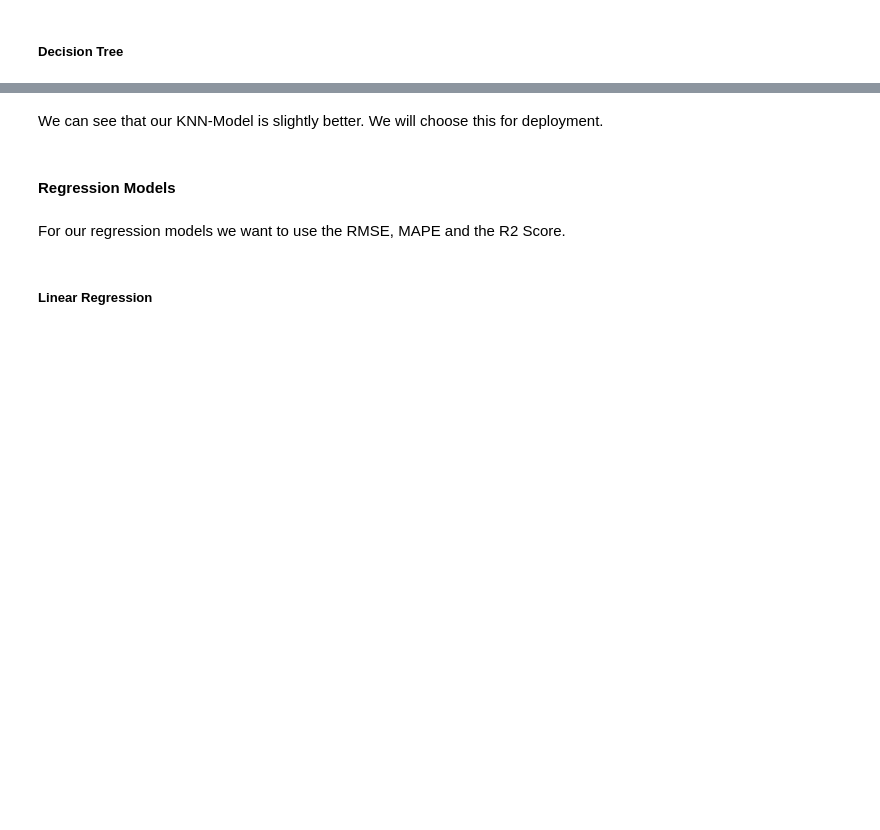
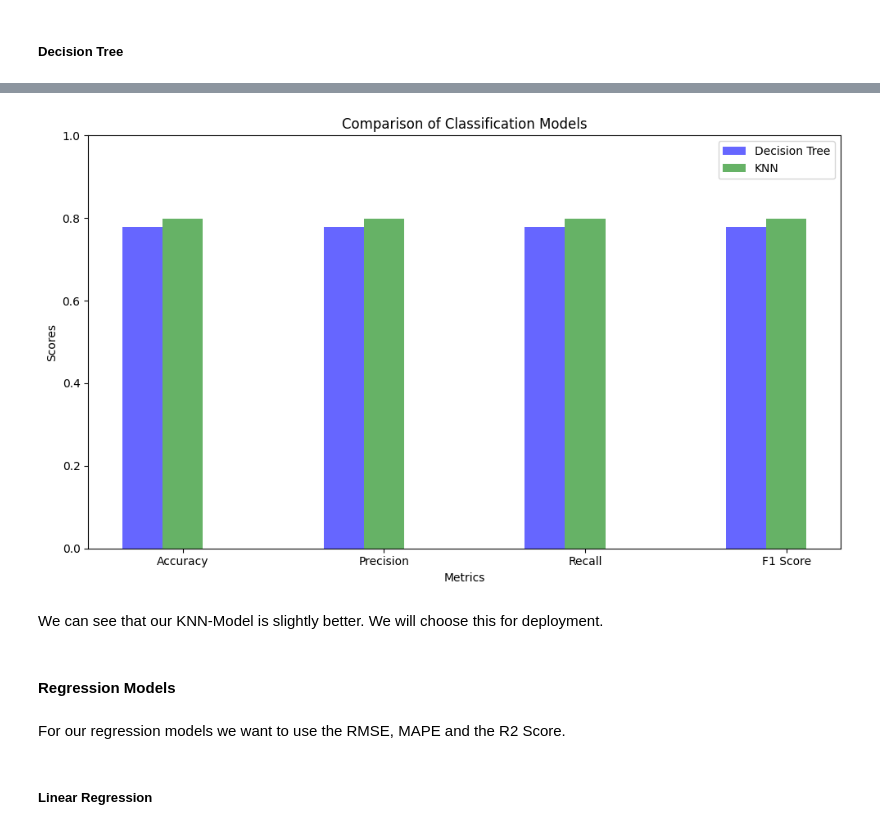
Before and after one commit to chris-hoertnagl/AI-Dojo, a Jupyter notebook: Basics/Ai_Workshop2.ipynb, the cells around one changed output, grey strips where cells are left out. Drawn from its saved outputs; the diff is of its cells as text; code cells hidden in the pictures; blank space fills up the shorter version.

```diff
--- a/Basics/Ai_Workshop2.ipynb
+++ b/Basics/Ai_Workshop2.ipynb
@@ -773,3 +843,17 @@ create_ROC(class_dtc)
+# %%
+from sklearn.metrics import accuracy_score
+from sklearn.metrics import precision_score
+from sklearn.metrics import recall_score
+from sklearn.metrics import f1_score
+metrics_class = ['Accuracy', 'Precision', 'Recall', 'F1 Score']
+models_class = ['KNN', 'Decision Tree']
+scores_class = [
+    [accuracy_score(y_test_class, y_pred_dtc), precision_score(y_test_class, y_pred_dtc, average='micro'), recall_score(y_test_class, y_pred_dtc, average='micro'), f1_score(y_test_class, y_pred_dtc, average='micro')],
+    [accuracy_score(y_test_class, y_pred_knn), precision_score(y_test_class, y_pred_knn, average='micro'), recall_score(y_test_class, y_pred_knn, average='micro'), f1_score(y_test_class, y_pred_knn, average='micro')]
+]
+compare_models(models_class, scores_class, metrics_class, 1)
+# %% [output]
+[figure, added]
 # %% [markdown]
 We can see that our KNN-Model is slightly better. We will choose this for deployment.
 # %% [markdown]
```
Also changed, not shown: parts of 22 cells of this notebook.
